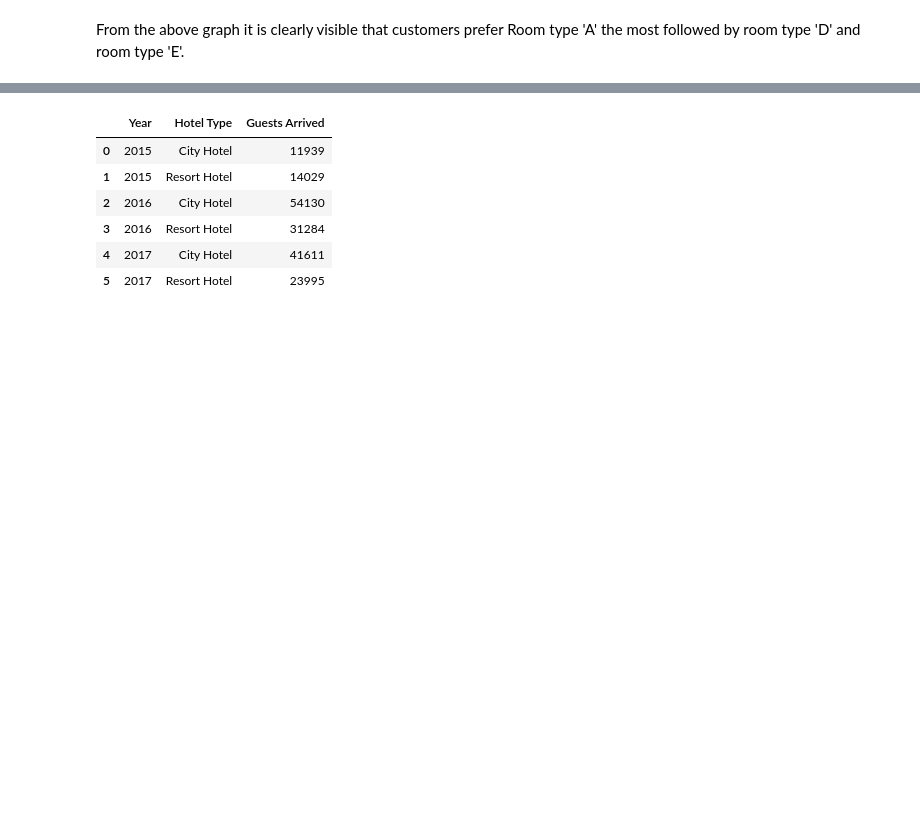
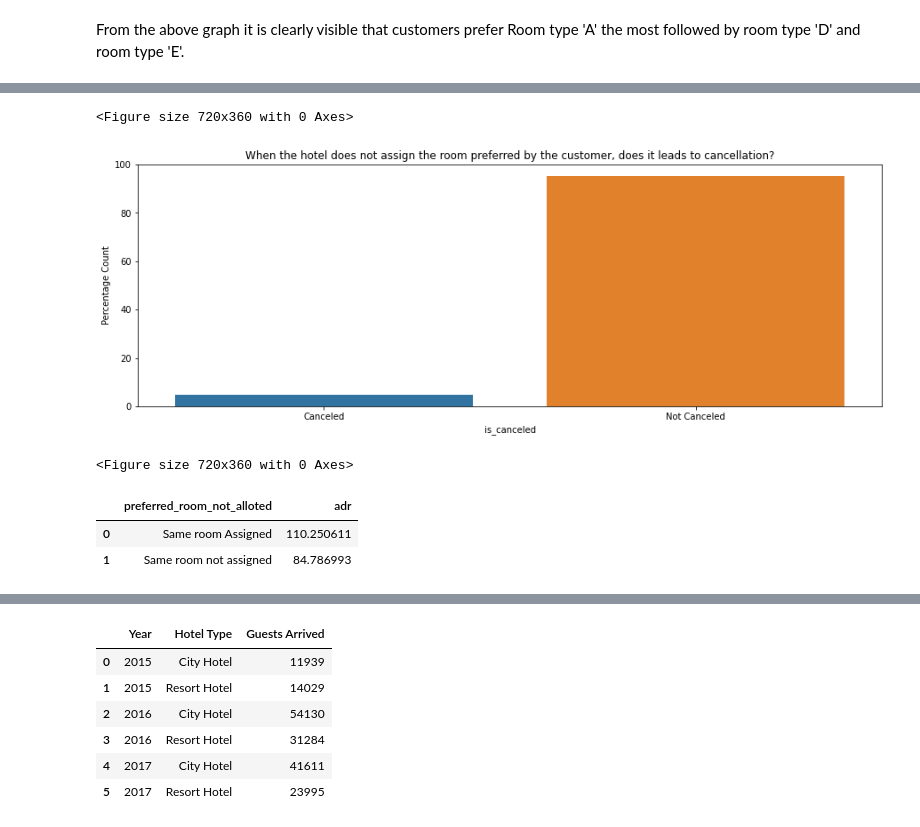
Before and after one commit to SinghUjjwal9/Hotel-Booking-Analysis-EDA, a Jupyter notebook: HotelBookingAnalysisEDA(Ujjwal_Ajit_Singh,_Cohort_Hudson).ipynb, the cells around one changed output, grey strips where cells are left out. Cells and saved outputs as stored; diff of their text form; code cells hidden in the pictures; blank space fills up the shorter version.

```diff
--- a/HotelBookingAnalysisEDA(Ujjwal_Ajit_Singh,_Cohort_Hudson).ipynb
+++ b/HotelBookingAnalysisEDA(Ujjwal_Ajit_Singh,_Cohort_Hudson).ipynb
@@ -875,0 +895,25 @@ Text(0, 0.5, 'Revenue')
+# %%
+# Plotting the graph of above table in order to drive the insights.
+plt.title("When the hotel does not assign the room preferred by the customer, does it leads to cancellation?")
+sns.barplot(x = "is_canceled", y = 'Percentage Count', data = df2)
+plt.figure(figsize = (10,5))
+# %% [output]
+<Figure size 720x360 with 0 Axes>
+[figure, added]
+<Figure size 720x360 with 0 Axes>
+# %%
+def preferred_room(a,b):
+  '''
+  returns the value 0 if preferred room is assigned and returns the value 1 if preferred room ont assigned
+  '''
+  if a == b:
+    return "Same room Assigned"
+  else:
+    return "Same room not assigned"
+df_hba1["preferred_room_not_alloted"] = df_hba1.apply(lambda z: preferred_room(z["reserved_room_type"], z["assigned_room_type"]), axis=1)
+df5 = df_hba1.groupby(["preferred_room_not_alloted"])["adr"].mean().rename(index = {0 : "Preferred room assigned", 1 : "Preferred room not assigned"}).reset_index()
+df5
+# %% [output]
+|  | preferred_room_not_alloted | adr |
+| 0 | Same room Assigned | 110.250611 |
+| 1 | Same room not assigned | 84.786993 |
```
Also changed, not shown: parts of 66 cells of this notebook.
